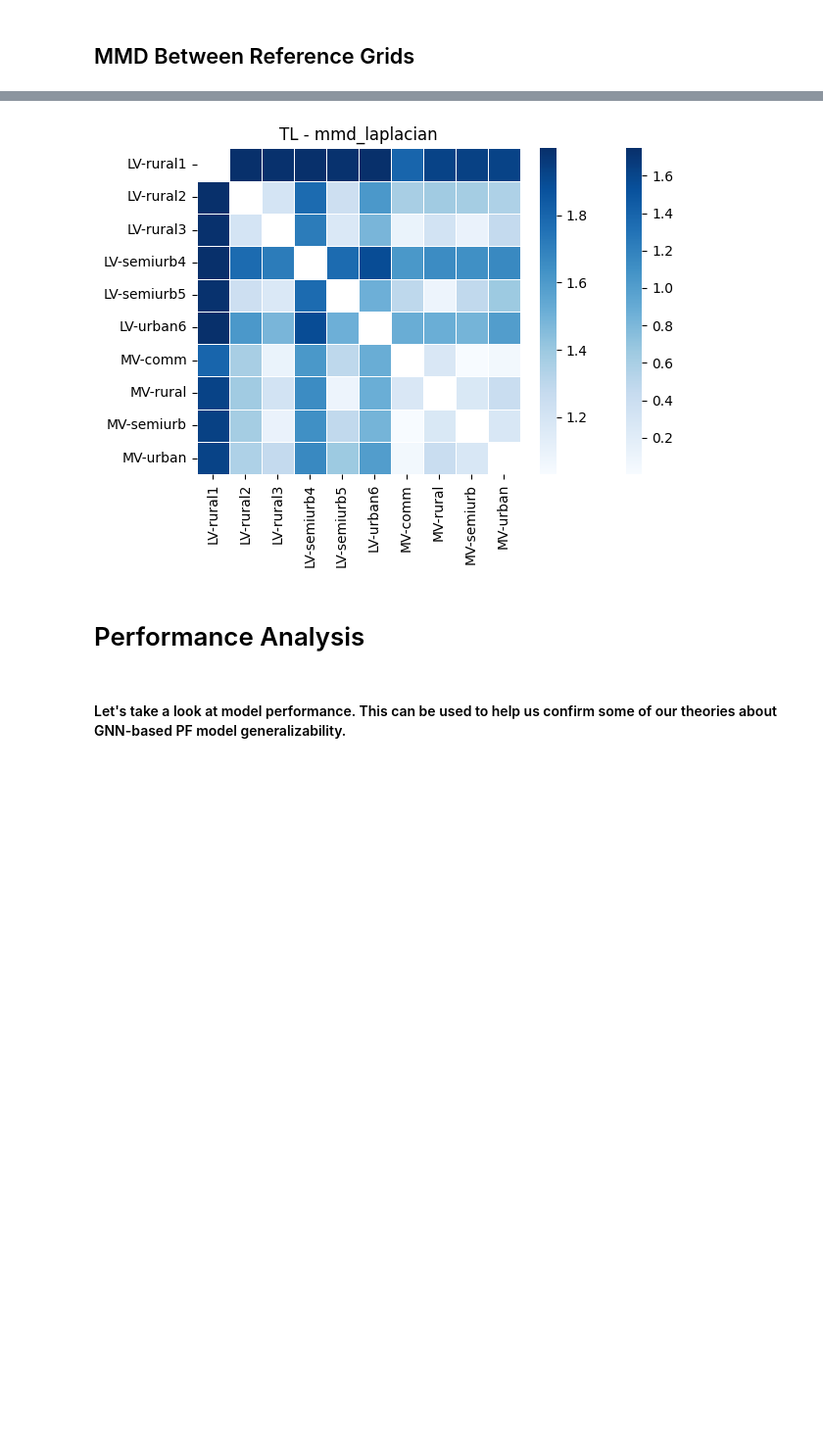
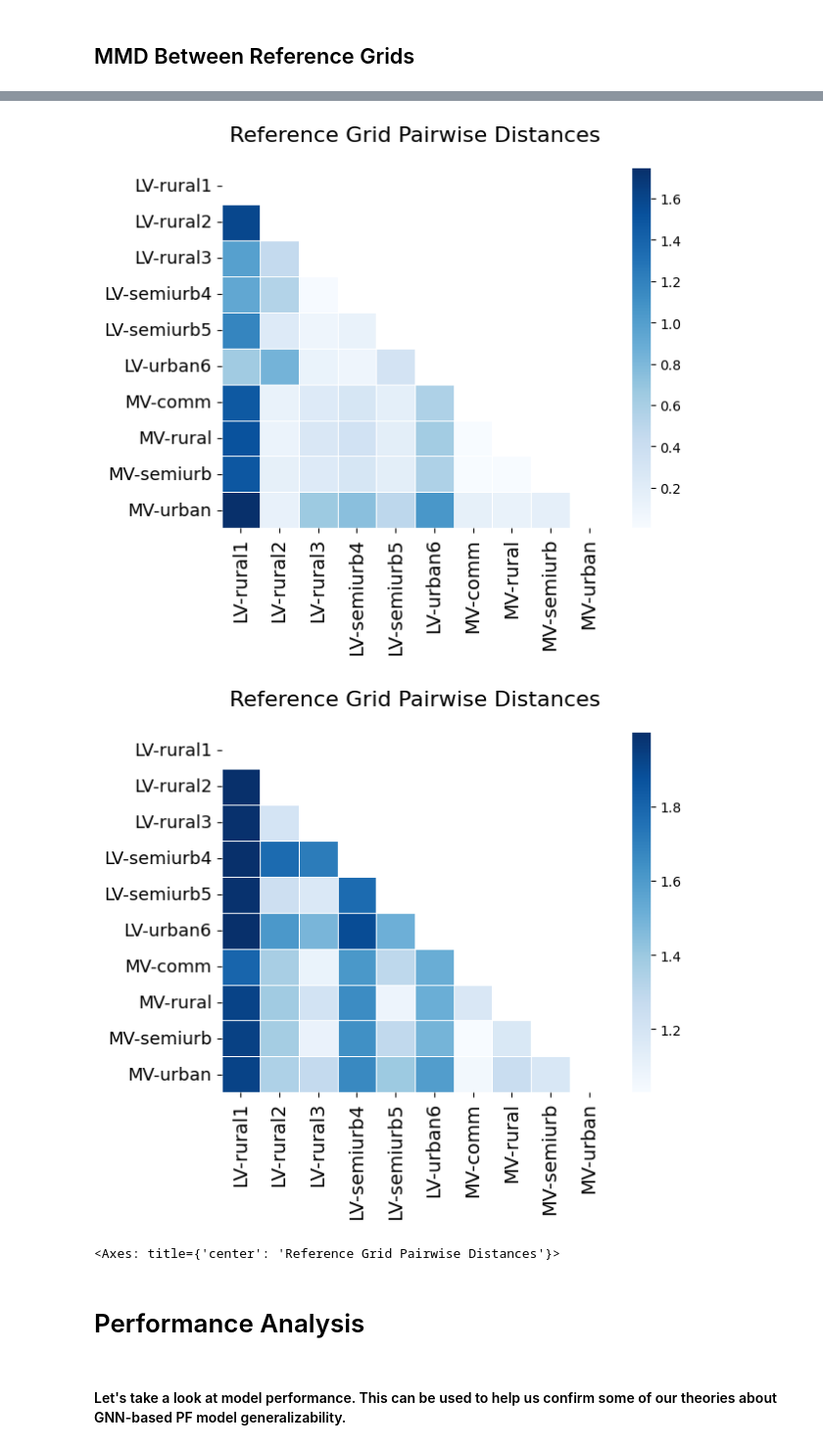
Before and after one commit to Davjes15/engage_pg, a Jupyter notebook: results_analysis.ipynb, the cells around one changed output, grey strips where cells are left out. Shown at 98% size. Cells and saved outputs as stored; diff of their text form; code cells hidden in the pictures; blank space fills up the shorter version.

```diff
--- a/results_analysis.ipynb
+++ b/results_analysis.ipynb
@@ -27,13 +25,13 @@ DC_PF_FILE = 'dc_pf_data.csv'
 dc_pf_df = pd.read_csv(DC_PF_FILE, index_col=0)
 # print(dc_pf_df.describe(), '\n')
 
-TL_FILE = 'tl_experiment_data.csv'
-tl_performance_df = pd.read_csv(TL_FILE, index_col=0)
-# print(tl_performance_df.describe(), '\n')
+CC_FILE = 'cc_experiment_data.csv'
+cc_performance_df = pd.read_csv(CC_FILE, index_col=0)
+# print(cc_performance_df.describe(), '\n')
 
-TL_MMD_FILE = 'tl_mmds_data.csv'
-tl_mmd_df = pd.read_csv(TL_MMD_FILE, index_col=0)
-# print(tl_mmd_df.describe(), '\n')
+CC_MMD_FILE = 'cc_mmds_data.csv'
+cc_mmd_df = pd.read_csv(CC_MMD_FILE, index_col=0)
+# print(cc_mmd_df.describe(), '\n')
 
 OOD_FILE = 'ood_experiment_data.csv'
 ood_performance_df = pd.read_csv(OOD_FILE, index_col=0)
@@ -132,10 +134,11 @@ def get_mmd(df, train_grid, test_grid, descriptor, already_reversed=False):
             return get_mmd(df, test_grid, train_grid, descriptor, already_reversed=True)
     return mmd_arr[0]
 
-def plot_mmd_heatmap(mmd_df, descriptor, show=True):
+def plot_mmd_heatmap(mmd_df, descriptor, show=True, ax=None, lower=True):
     grids = get_dist_grid_codes(scenario=1)
+    n_grids = len(grids)
 
-    corr_mmd = np.ones((len(grids),len(grids)))*np.nan
+    corr_mmd = np.ones((n_grids, n_grids))*np.nan
     for i, train_grid in enumerate(grids):
         for j, test_grid in enumerate(grids):
             if train_grid != test_grid:
@@ -144,7 +147,18 @@ def plot_mmd_heatmap(mmd_df, descriptor, show=True):
 
     vmin = mmd_df[descriptor].min()
     names = list(map(lambda x: x.split('--')[0][2:], grids))
-    ax = sns.heatmap(corr_mmd, annot=False, xticklabels=names, yticklabels=names, cmap='Blues', linewidth=.5, vmin=vmin)
-    ax.set_title('TL - ' + descriptor.lower())
+
+    if lower:
+        mask = np.triu(np.ones((n_grids,n_grids)))
+        cmap='Blues'
+    else:
+        mask = np.tril(np.ones((n_grids,n_grids)))
+        cmap='Oranges'
+
+    ax = sns.heatmap(corr_mmd, mask=mask, annot=False, xticklabels=names, yticklabels=names, cmap=cmap, linewidth=.5, vmin=vmin, ax=ax, label=descriptor)
+    ax.set_title('Reference Grid Pairwise Distances', fontsize=16, pad=20)
+    ax.set_yticklabels(ax.get_yticklabels(), size=13)
+    ax.set_xticklabels(ax.get_xticklabels(), size=14)
     if show:
         plt.show()
+    return ax
@@ -151,12 +173,14 @@ def plot_mmd_heatmap(mmd_df, descriptor, show=True):
 # %%
-plot_mmd_heatmap(tl_mmd_df, 'mmd_degree', show=False)
-plt.tight_layout()
-plt.savefig('figures/fig_grids_mmd_degree.pdf', format='pdf', dpi=1200)
-plot_mmd_heatmap(tl_mmd_df, 'mmd_laplacian', show=False)
-plt.tight_layout()
-plt.savefig('figures/fig_grids_mmd_laplacian.pdf', format='pdf', dpi=1200)
+ax = plot_mmd_heatmap(cc_mmd_df, 'mmd_degree', show=True)
+# plt.tight_layout()
+# plt.savefig('figures/fig_grids_mmd_degree.pdf', format='pdf', dpi=1200)
+plot_mmd_heatmap(cc_mmd_df, 'mmd_laplacian', show=True)
+# plt.tight_layout()
+# plt.savefig('figures/fig_grids_mmd_laplacian.pdf', format='pdf', dpi=1200)
 # %% [output]
-[figure, old version]
+[figure, new version]
+[figure, added]
+<Axes: title={'center': 'Reference Grid Pairwise Distances'}>
 # %% [markdown]
 # Performance Analysis
 # %% [markdown]
```
Also changed, not shown: parts of 57 cells of this notebook, 11 other files.
